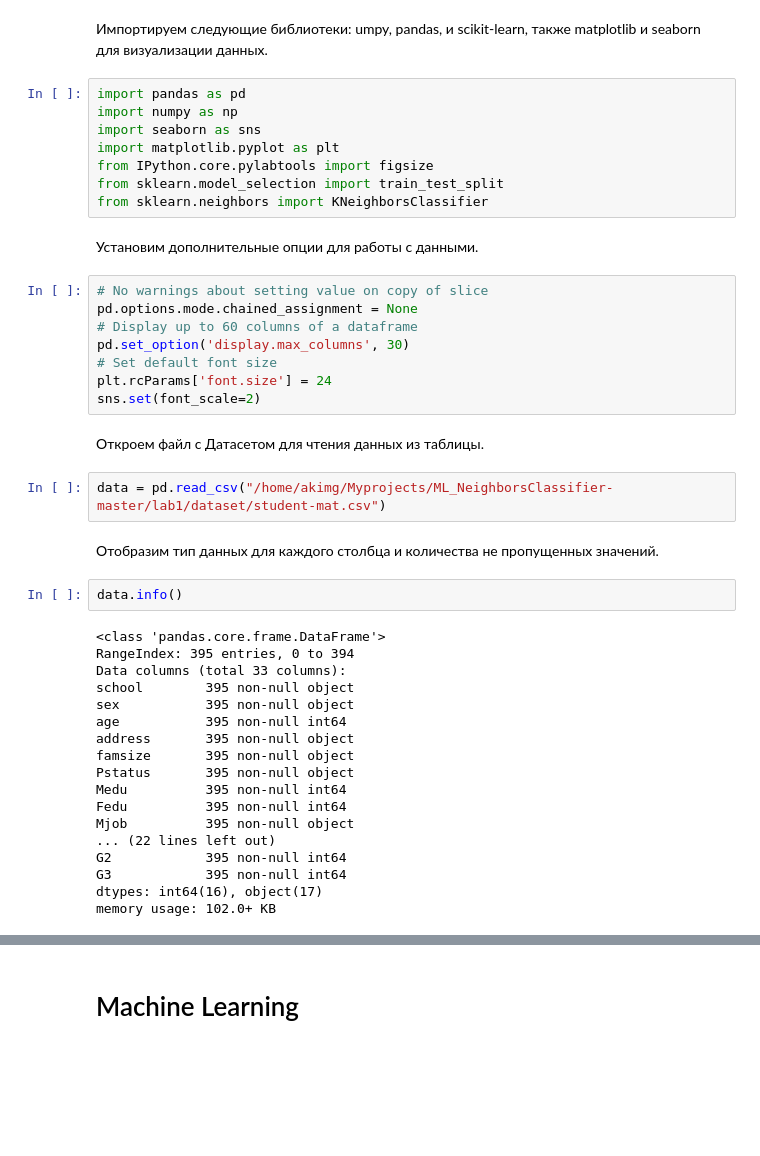
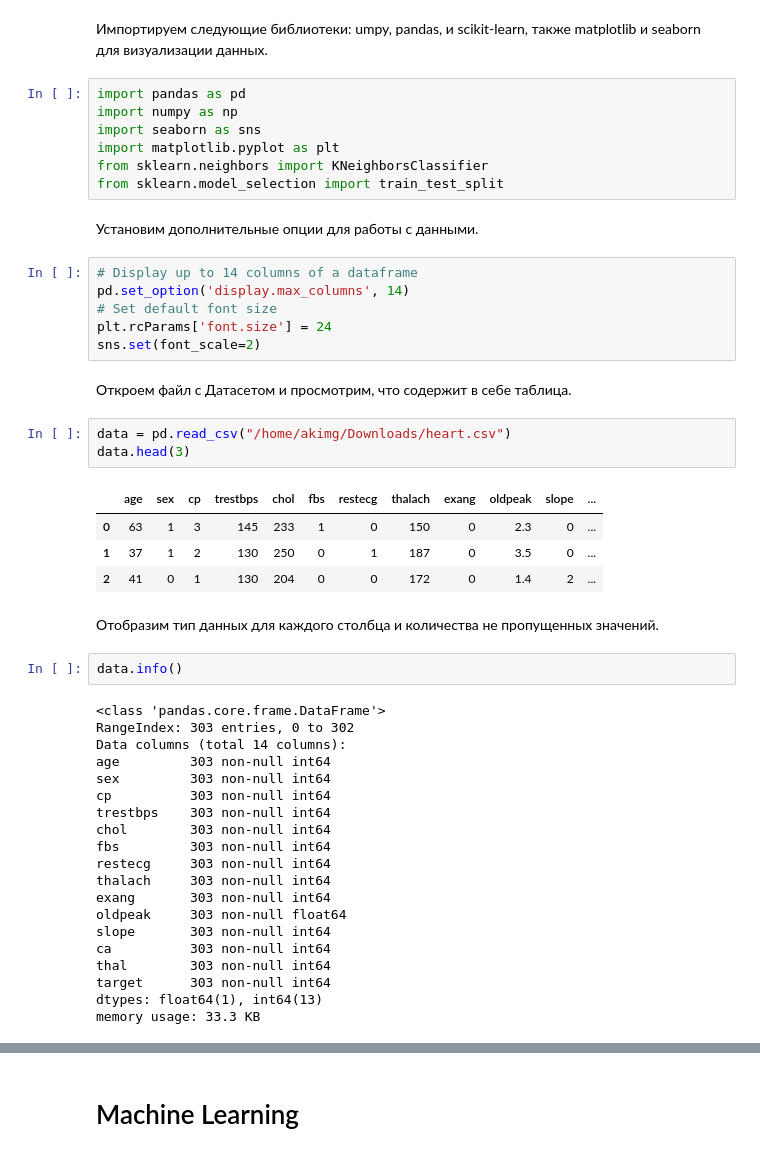
Before and after one commit to breadrock1/ML-labs, a Jupyter notebook: lab1/L1_KNN_Akimov.ipynb, the cells around one changed output, grey strips where cells are left out. Saved outputs shown, nothing was run; the diff lists cells and outputs as text; blank space fills up the shorter version.

```diff
--- a/lab1/L1_KNN_Akimov.ipynb
+++ b/lab1/L1_KNN_Akimov.ipynb
@@ -13,42 +13,47 @@ import pandas as pd
 import numpy as np
 import seaborn as sns
 import matplotlib.pyplot as plt
-from IPython.core.pylabtools import figsize
+from sklearn.neighbors import KNeighborsClassifier
 from sklearn.model_selection import train_test_split
-from sklearn.neighbors import KNeighborsClassifier
 # %% [markdown]
 Установим дополнительные опции для работы с данными.
 # %%
-# No warnings about setting value on copy of slice
-pd.options.mode.chained_assignment = None
-# Display up to 60 columns of a dataframe
-pd.set_option('display.max_columns', 30)
+# Display up to 14 columns of a dataframe
+pd.set_option('display.max_columns', 14)
 # Set default font size
 plt.rcParams['font.size'] = 24
 sns.set(font_scale=2)
-# %% [markdown]
-Откроем файл с Датасетом для чтения данных из таблицы.
+# %% [markdown]
+Откроем файл с Датасетом и просмотрим, что содержит в себе таблица.
 # %%
-data = pd.read_csv("/home/akimg/Myprojects/ML_NeighborsClassifier-master/lab1/dataset/student-mat.csv")
+data = pd.read_csv("/home/akimg/Downloads/heart.csv")
+data.head(3)
+# %% [output]
+|  | age | sex | cp | trestbps | chol | fbs | restecg | thalach | exang | oldpeak | slope | ... |
+| 0 | 63 | 1 | 3 | 145 | 233 | 1 | 0 | 150 | 0 | 2.3 | 0 | ... |
+| 1 | 37 | 1 | 2 | 130 | 250 | 0 | 1 | 187 | 0 | 3.5 | 0 | ... |
+| 2 | 41 | 0 | 1 | 130 | 204 | 0 | 0 | 172 | 0 | 1.4 | 2 | ... |
 # %% [markdown]
 Отобразим тип данных для каждого столбца и количества не пропущенных значений.
 # %%
 data.info()
 # %% [output]
 <class 'pandas.core.frame.DataFrame'>
-RangeIndex: 395 entries, 0 to 394
-Data columns (total 33 columns):
-school        395 non-null object
-sex           395 non-null object
-age           395 non-null int64
-address       395 non-null object
-famsize       395 non-null object
-Pstatus       395 non-null object
-Medu          395 non-null int64
-Fedu          395 non-null int64
-Mjob          395 non-null object
-... (22 lines left out)
-G2            395 non-null int64
-G3            395 non-null int64
-dtypes: int64(16), object(17)
-memory usage: 102.0+ KB
+RangeIndex: 303 entries, 0 to 302
+Data columns (total 14 columns):
+age         303 non-null int64
+sex         303 non-null int64
+cp          303 non-null int64
+trestbps    303 non-null int64
+chol        303 non-null int64
+fbs         303 non-null int64
+restecg     303 non-null int64
+thalach     303 non-null int64
+exang       303 non-null int64
+oldpeak     303 non-null float64
+slope       303 non-null int64
+ca          303 non-null int64
+thal        303 non-null int64
+target      303 non-null int64
+dtypes: float64(1), int64(13)
+memory usage: 33.3 KB
```
Also changed, not shown: parts of 17 cells of this notebook, 3 other files.
